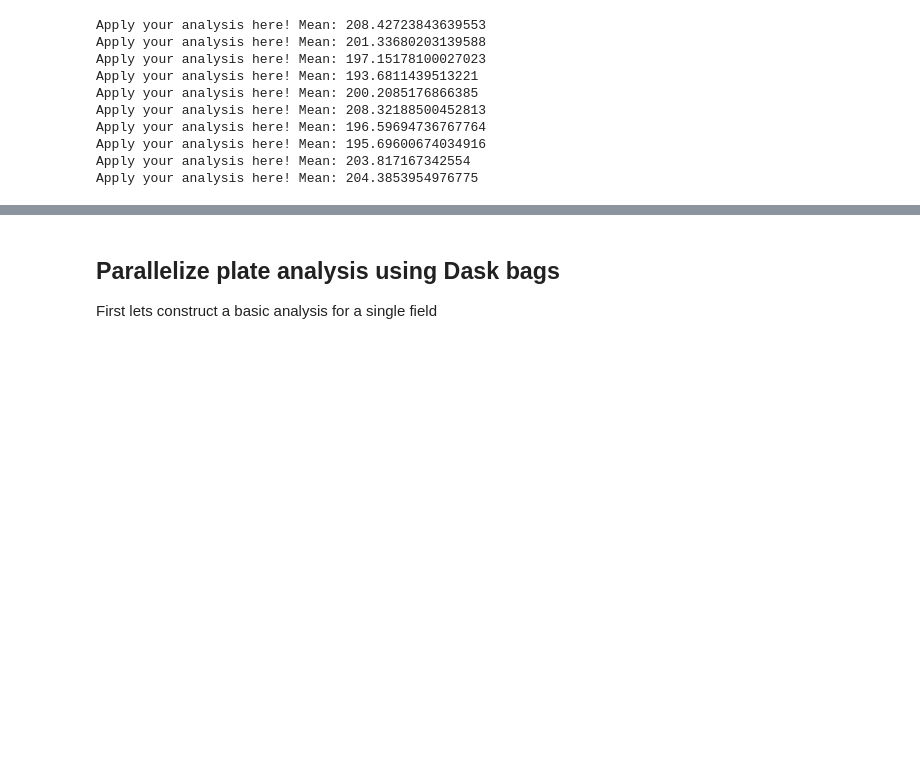
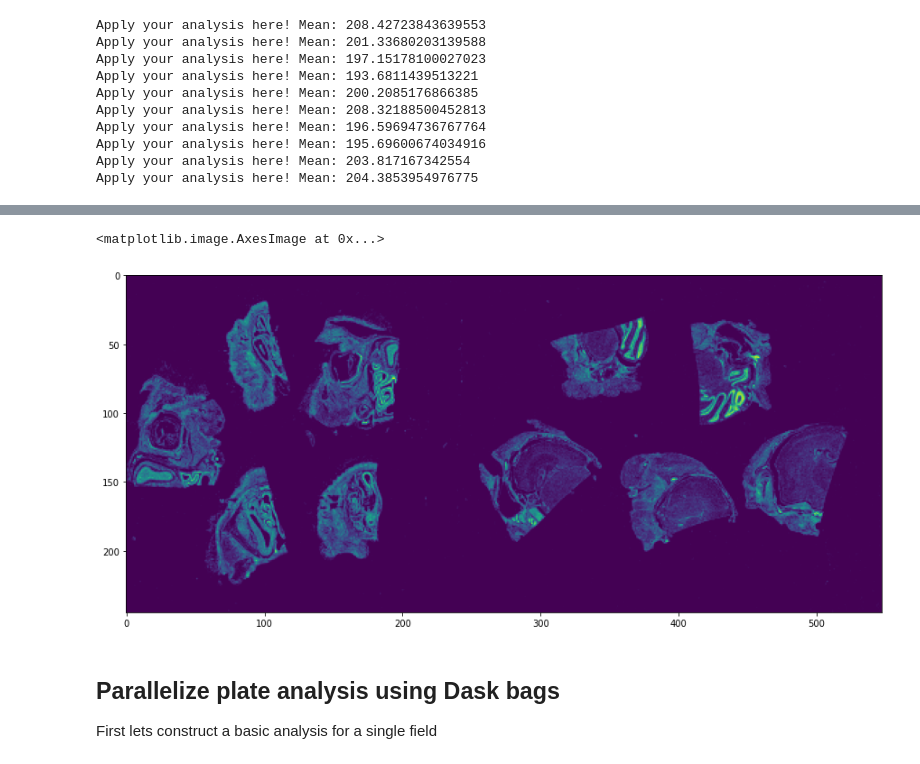
Before and after one commit to TheJacksonLaboratory/zarr_and_dask_demo, a Jupyter notebook: tutorials/04_more_example_workflows.ipynb, the cells around one changed output, grey strips where cells are left out. Drawn from its saved outputs; the diff is of its cells as text; code cells hidden in the pictures; blank space fills up the shorter version.

```diff
--- a/tutorials/04_more_example_workflows.ipynb
+++ b/tutorials/04_more_example_workflows.ipynb
@@ -79,3 +100,19 @@ Apply your analysis here! Mean: 204.3853954976775
+# %%
+d_labels, n_cells = ndmeasure.label(gld_thresh)
+d_labels = d_labels.rechunk((200,200)).persist()
+# %%
+def count_labels(a):
+    i_list = np.unique(a)
+    count = len(i_list) - 1
+    return np.array([[count]])
+
+density = d_labels.map_blocks(count_labels, chunks=d_labels.chunks).persist()
+# %%
+plt.figure(figsize=(15,8))
+plt.imshow(density)
+# %% [output]
+<matplotlib.image.AxesImage at 0x...>
+[figure, added]
 # %% [markdown]
 ## Parallelize plate analysis using Dask bags
 
```
Also changed, not shown: parts of 6 cells of this notebook, 1 other file.
